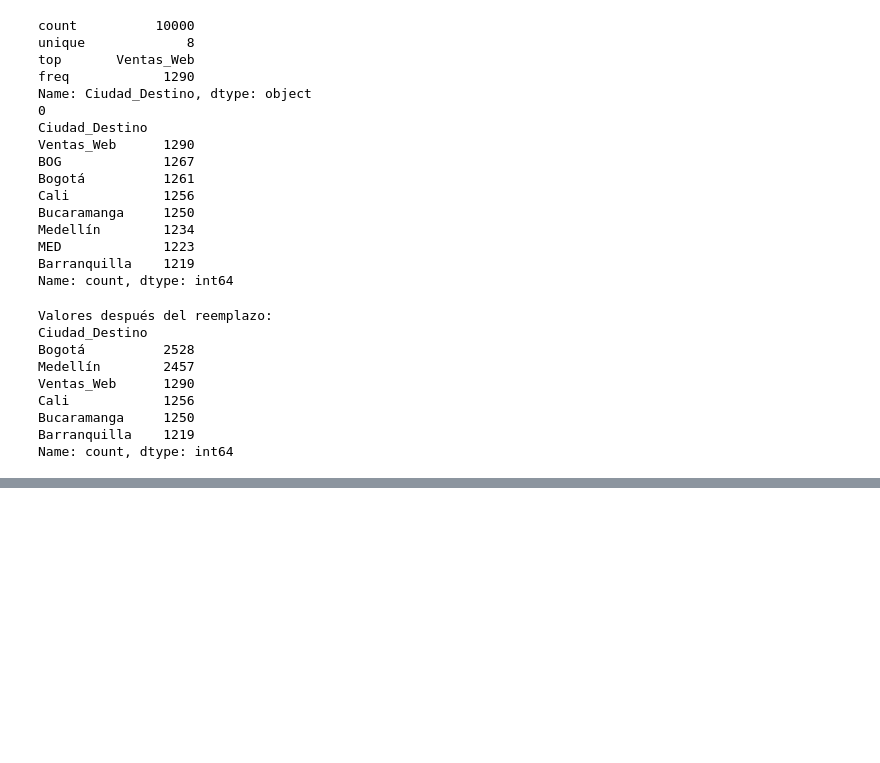
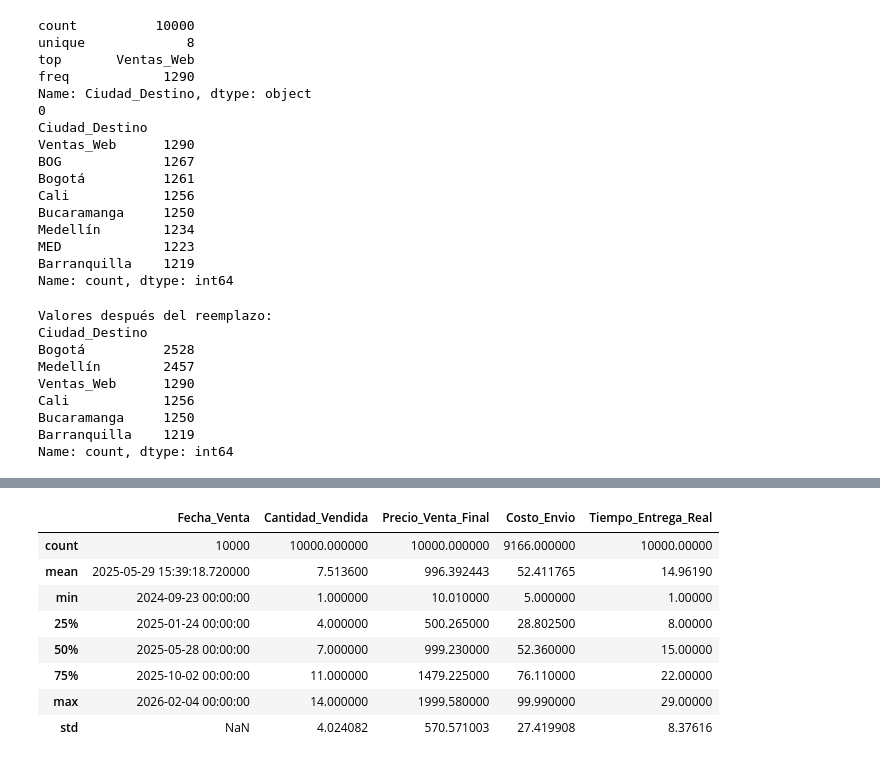
Before and after one commit to Jvelasquez980/validacion-casos-prueba, a Jupyter notebook: revision_transaccion.ipynb, the cells around one changed output, grey strips where cells are left out. Drawn from its saved outputs; the diff is of its cells as text; code cells hidden in the pictures; blank space fills up the shorter version.

```diff
--- a/revision_transaccion.ipynb
+++ b/revision_transaccion.ipynb
@@ -146,0 +230,34 @@ Name: count, dtype: int64
+# %%
+def reemplazar_outliers_tiempo_entrega_real(df, metodo):
+    """
+    Reemplaza outliers en Tiempo_Entrega_Real usando el método IQR.
+
+    Parámetros:
+    - df: DataFrame a procesar (se modifica directamente)
+    - metodo: 'limite', 'media', 'mediana', 'moda'
+    """
+    Q1 = df['Tiempo_Entrega_Real'].quantile(0.25)
+    Q3 = df['Tiempo_Entrega_Real'].quantile(0.75)
+    IQR = Q3 - Q1
+    limite_inferior = Q1 - 1.5 * IQR
+    limite_superior = Q3 + 1.5 * IQR
+
+    # No puede haber tiempos negativos
+    limite_inferior = max(limite_inferior, 0)
+
+    mascara_outliers = (df['Tiempo_Entrega_Real'] < limite_inferior) | (df['Tiempo_Entrega_Real'] > limite_superior)
+
+    # Aplicar el método de reemplazo
+    if metodo == 'limite':
+        df['Tiempo_Entrega_Real'] = df['Tiempo_Entrega_Real'].clip(lower=limite_inferior, upper=limite_superior)
+    elif metodo == 'media':
+        valor_reemplazo = df['Tiempo_Entrega_Real'][~mascara_outliers].mean()
+        df.loc[mascara_outliers, 'Tiempo_Entrega_Real'] = valor_reemplazo
+    elif metodo == 'mediana':
+        valor_reemplazo = df['Tiempo_Entrega_Real'][~mascara_outliers].median()
+        df.loc[mascara_outliers, 'Tiempo_Entrega_Real'] = valor_reemplazo
+    elif metodo == 'moda':
+        valor_reemplazo = df['Tiempo_Entrega_Real'][~mascara_outliers].mode()[0]
+        df.loc[mascara_outliers, 'Tiempo_Entrega_Real'] = valor_reemplazo
+
+    return df
@@ -146,0 +292,12 @@ Name: count, dtype: int64
+# %%
+df.describe()
+# %% [output]
+|  | Fecha_Venta | Cantidad_Vendida | Precio_Venta_Final | Costo_Envio | Tiempo_Entrega_Real |
+| count | 10000 | 10000.000000 | 10000.000000 | 9166.000000 | 10000.00000 |
+| mean | 2025-05-29 15:39:18.720000 | 7.513600 | 996.392443 | 52.411765 | 14.96190 |
+| min | 2024-09-23 00:00:00 | 1.000000 | 10.010000 | 5.000000 | 1.00000 |
+| 25% | 2025-01-24 00:00:00 | 4.000000 | 500.265000 | 28.802500 | 8.00000 |
+| 50% | 2025-05-28 00:00:00 | 7.000000 | 999.230000 | 52.360000 | 15.00000 |
+| 75% | 2025-10-02 00:00:00 | 11.000000 | 1479.225000 | 76.110000 | 22.00000 |
+| max | 2026-02-04 00:00:00 | 14.000000 | 1999.580000 | 99.990000 | 29.00000 |
+| std | NaN | 4.024082 | 570.571003 | 27.419908 | 8.37616 |
```
Also changed, not shown: parts of 31 cells of this notebook, 1 other file.
